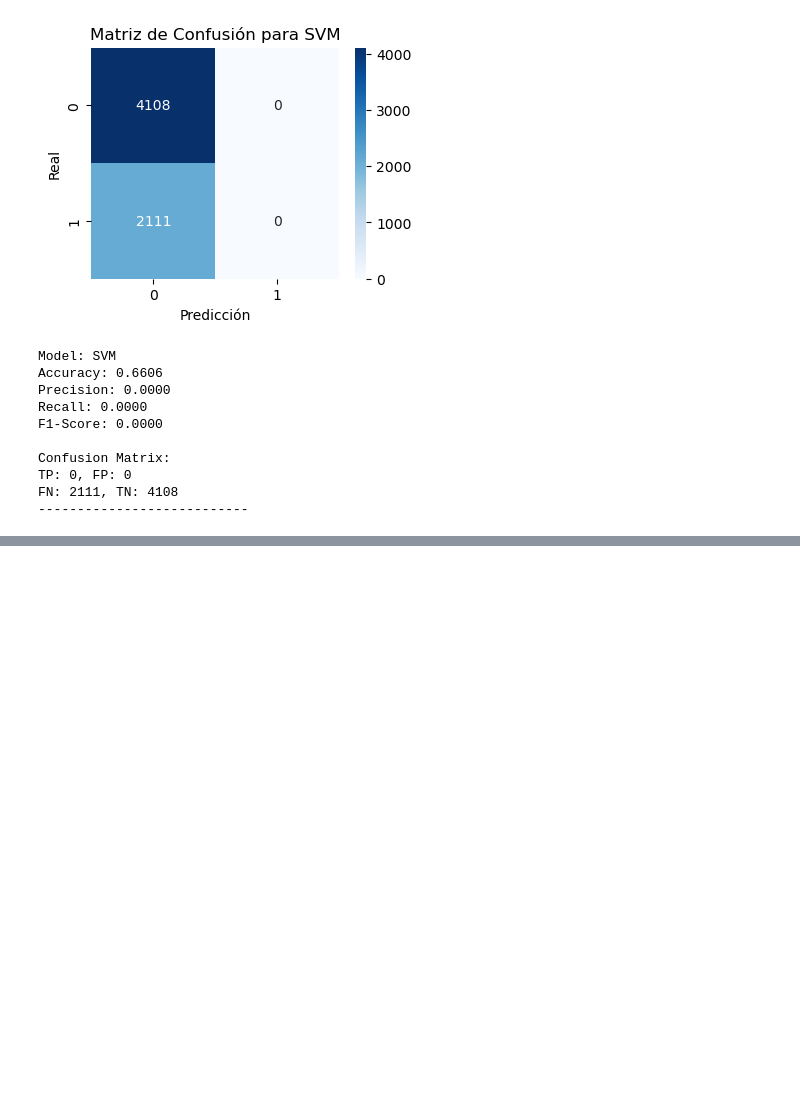
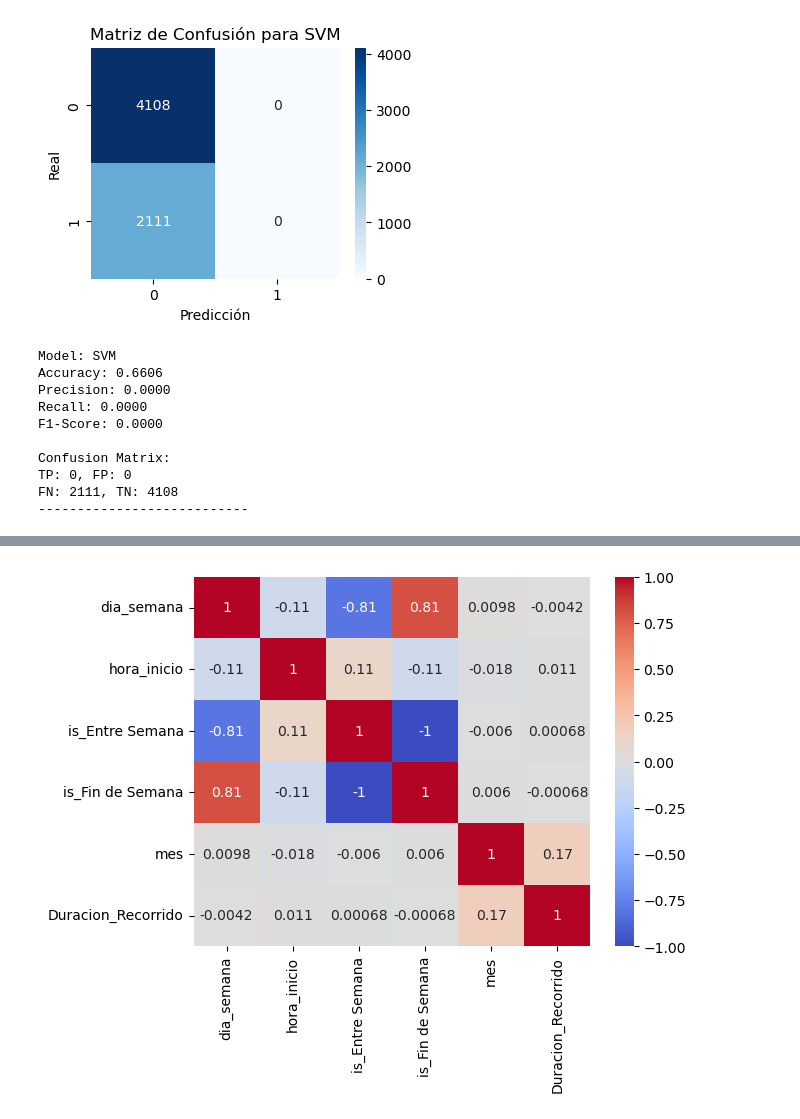
Before and after one commit to LeriAx75/AI_M2, a Jupyter notebook: ecobici analisis/ecobici.ipynb, the cells around one changed output, grey strips where cells are left out. Drawn from its saved outputs; the diff is of its cells as text; code cells hidden in the pictures; blank space fills up the shorter version.

```diff
--- a/ecobici analisis/ecobici.ipynb
+++ b/ecobici analisis/ecobici.ipynb
@@ -542,0 +569,8 @@ FN: 2111, TN: 4108
+# %%
+num_cols = ['dia_semana', 'hora_inicio', 'is_Entre Semana', 'is_Fin de Semana', 'mes', 'Duracion_Recorrido']
+num_cols = [col for col in num_cols if col in df_b_e_clean.columns]
+corr = df_b_e_clean[num_cols].corr()
+sns.heatmap(corr, annot=True, cmap='coolwarm')
+plt.show()
+# %% [output]
+[figure, added]
```
Also changed, not shown: parts of 9 cells of this notebook, 1 other file.
